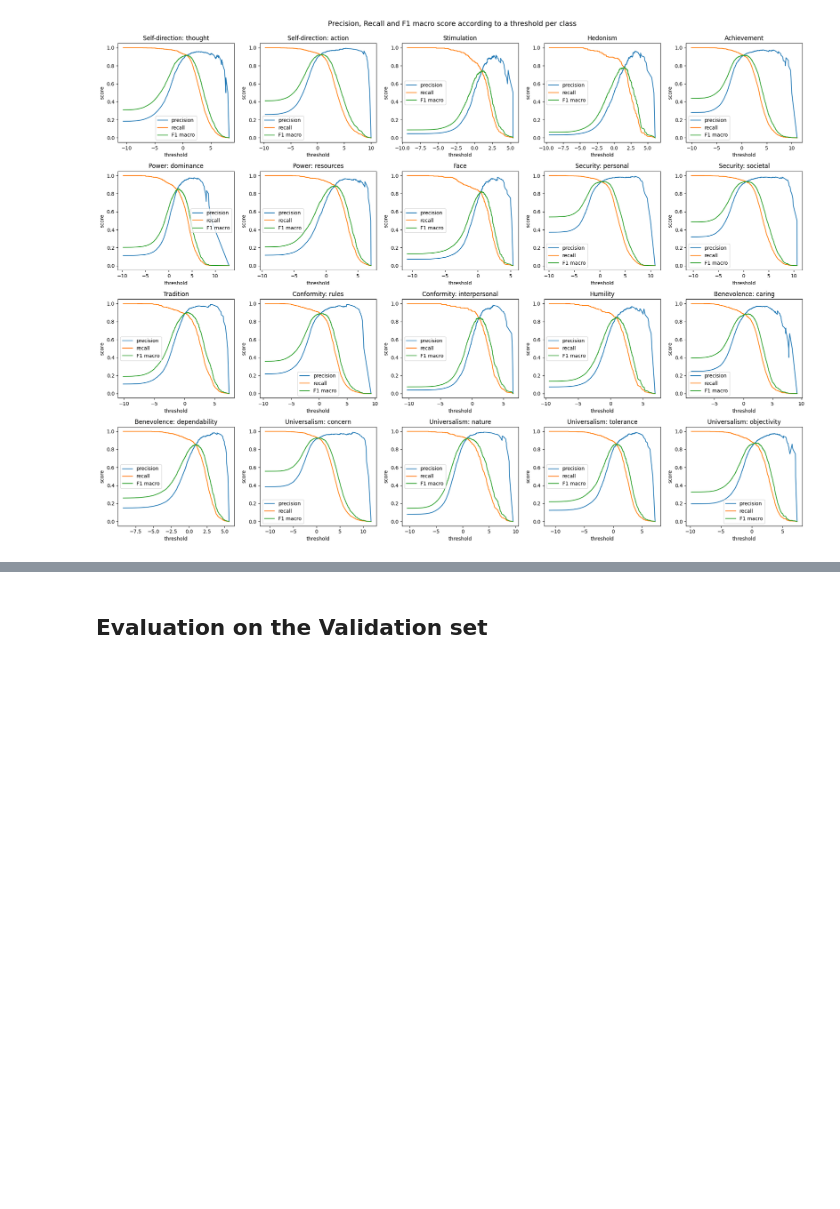
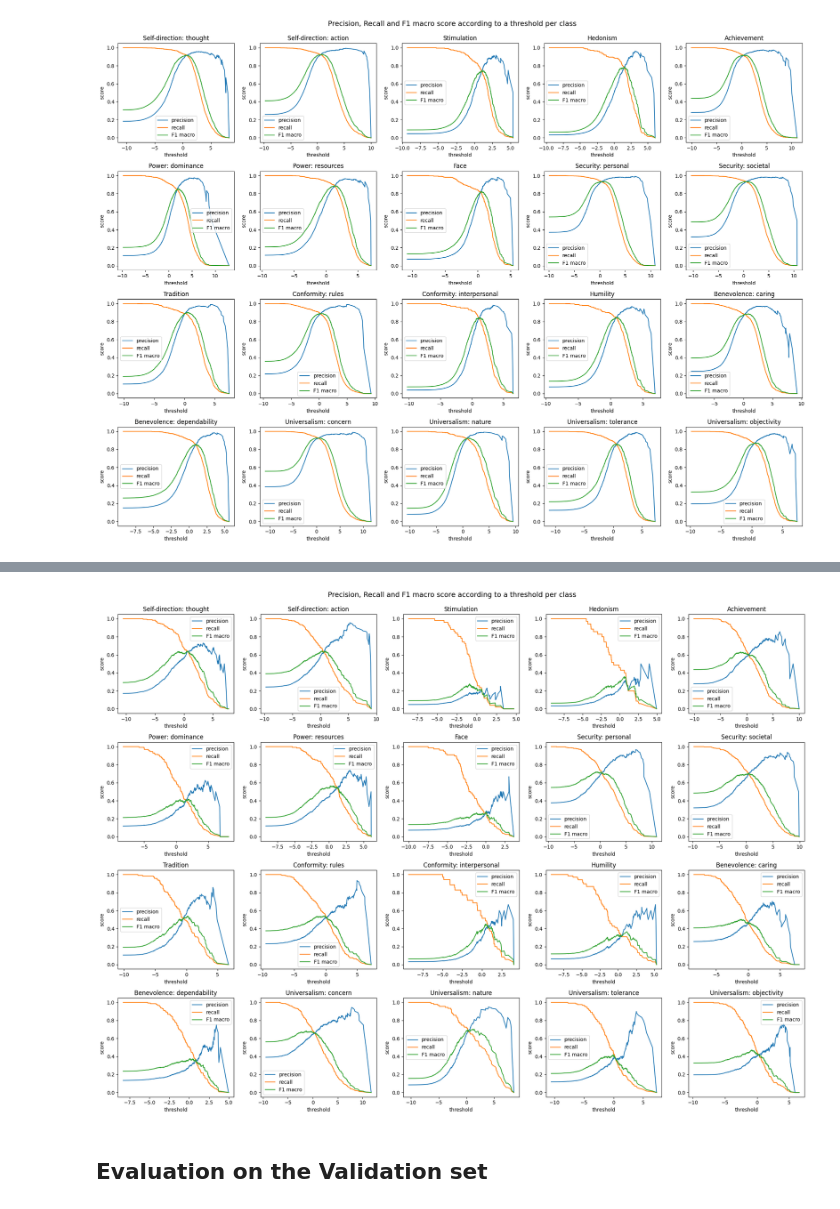
Before and after one commit to RiccardoSpolaor/NLP-project, a Jupyter notebook: 04 Main Model.ipynb, the cells around one changed output, grey strips where cells are left out. Drawn from its saved outputs; the diff is of its cells as text; code cells hidden in the pictures; blank space fills up the shorter version.

```diff
--- a/04 Main Model.ipynb
+++ b/04 Main Model.ipynb
@@ -316,0 +390,26 @@ thresholds_per_target = np.array([s_preds[idx, i] for i, idx in enumerate(idx_ma
+# %%
+# Cumulative sum of true positive elements for each class at
+c_true_positive = c_positive[-1:] - c_positive
+
+R = (torch.arange(len(c_true_positive)) + 1)[:, None]
+c_precision = c_true_positive / (R[-1] - R + 1) + 1e-7
+c_recall = c_true_positive / (c_true_positive[:1] + 1e-7) + 1e-7
+c_F1 = 2 * (c_precision * c_recall) / (c_precision + c_recall)
+# %%
+plt.figure(figsize=(20, 15))
+plt.suptitle('Precision, Recall and F1 macro score according to a threshold per class\n', size=14)
+for i, l in enumerate(TARGETS):
+    ax = plt.subplot(4, 5, i + 1)
+    ax.set_title(l)
+    # TODO: Use sigmoid for threshold or not?
+    ax.plot(s_preds[:,i], c_precision[:,i], label='precision')
+    ax.plot(s_preds[:,i], c_recall[:,i], label='recall')
+    ax.plot(s_preds[:,i], c_F1[:,i], label='F1 macro')
+    ax.set_xlabel('threshold')
+    ax.set_ylabel('score')
+    #ax.set_xlim(0, 1)
+    ax.legend()
+plt.tight_layout()
+plt.show()
+# %% [output]
+[figure, added]
```
Also changed, not shown: parts of 8 cells of this notebook.
